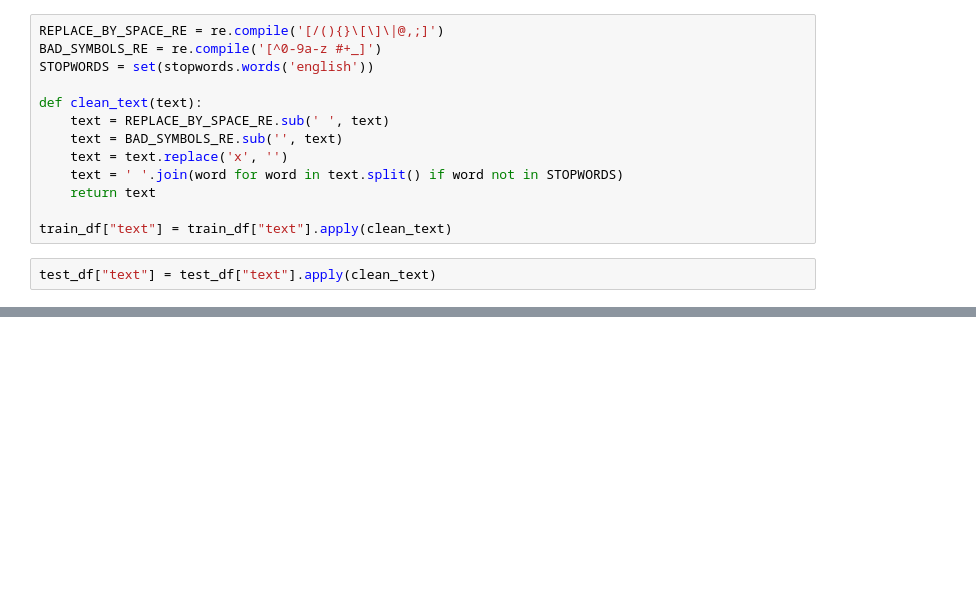
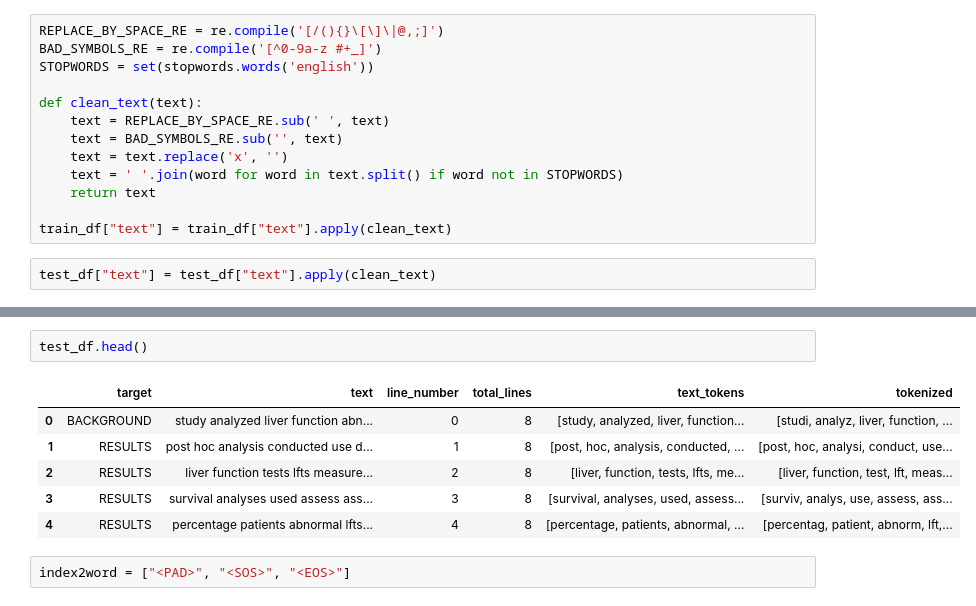
Before and after one commit to UVA-MLSys/DS7406-Spring-2024, a Jupyter notebook: Projects/Team 1/project/LSTM_pytorch.ipynb, the cells around one changed output, grey strips where cells are left out. Drawn from its saved outputs; the diff is of its cells as text; blank space fills up the shorter version.

```diff
--- a/Projects/Team 1/project/LSTM_pytorch.ipynb
+++ b/Projects/Team 1/project/LSTM_pytorch.ipynb
@@ -121,0 +240,11 @@ vocab.set_default_index(vocab["<UNK>"])
+# %%
+test_df.head()
+# %% [output]
+|  | target | text | line_number | total_lines | text_tokens | tokenized |
+| 0 | BACKGROUND | study analyzed liver function abn... | 0 | 8 | [study, analyzed, liver, function... | [studi, analyz, liver, function, ... |
+| 1 | RESULTS | post hoc analysis conducted use d... | 1 | 8 | [post, hoc, analysis, conducted, ... | [post, hoc, analysi, conduct, use... |
+| 2 | RESULTS | liver function tests lfts measure... | 2 | 8 | [liver, function, tests, lfts, me... | [liver, function, test, lft, meas... |
+| 3 | RESULTS | survival analyses used assess ass... | 3 | 8 | [survival, analyses, used, assess... | [surviv, analys, use, assess, ass... |
+| 4 | RESULTS | percentage patients abnormal lfts... | 4 | 8 | [percentage, patients, abnormal, ... | [percentag, patient, abnorm, lft,... |
+# %%
+index2word = ["<PAD>", "<SOS>", "<EOS>"]
```
Also changed, not shown: parts of 43 cells of this notebook, 6 other files.
